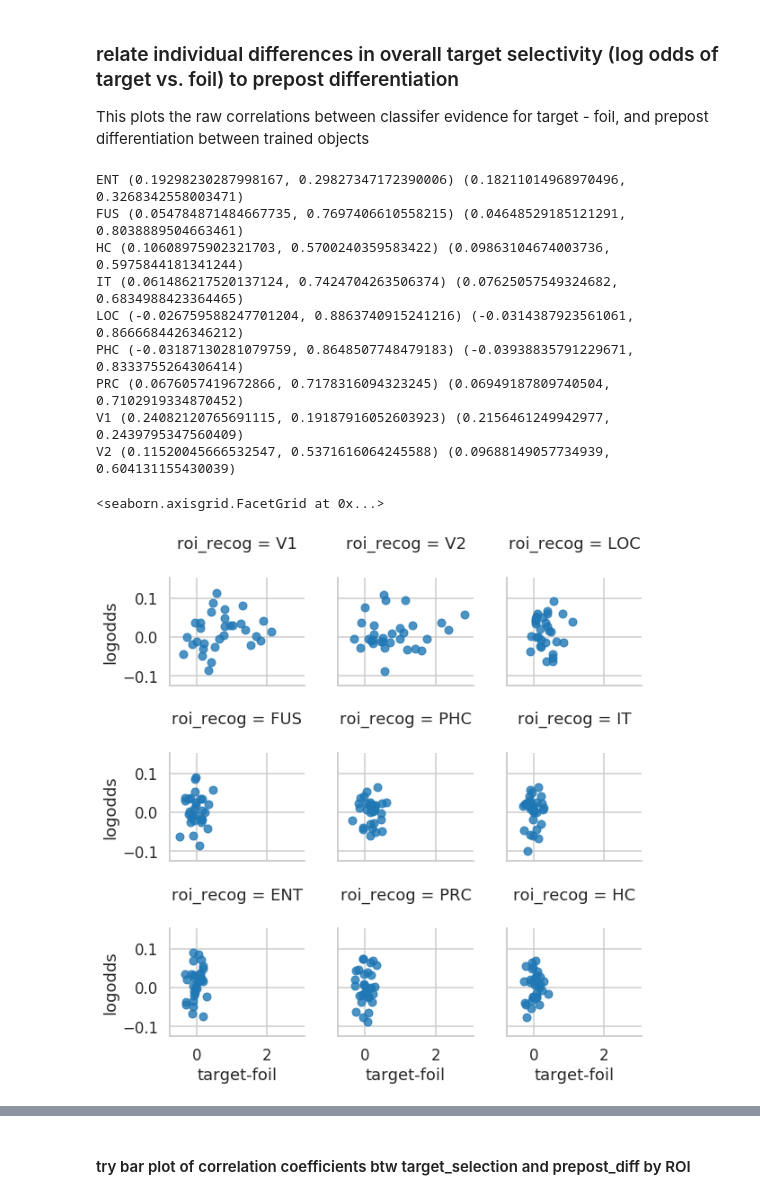
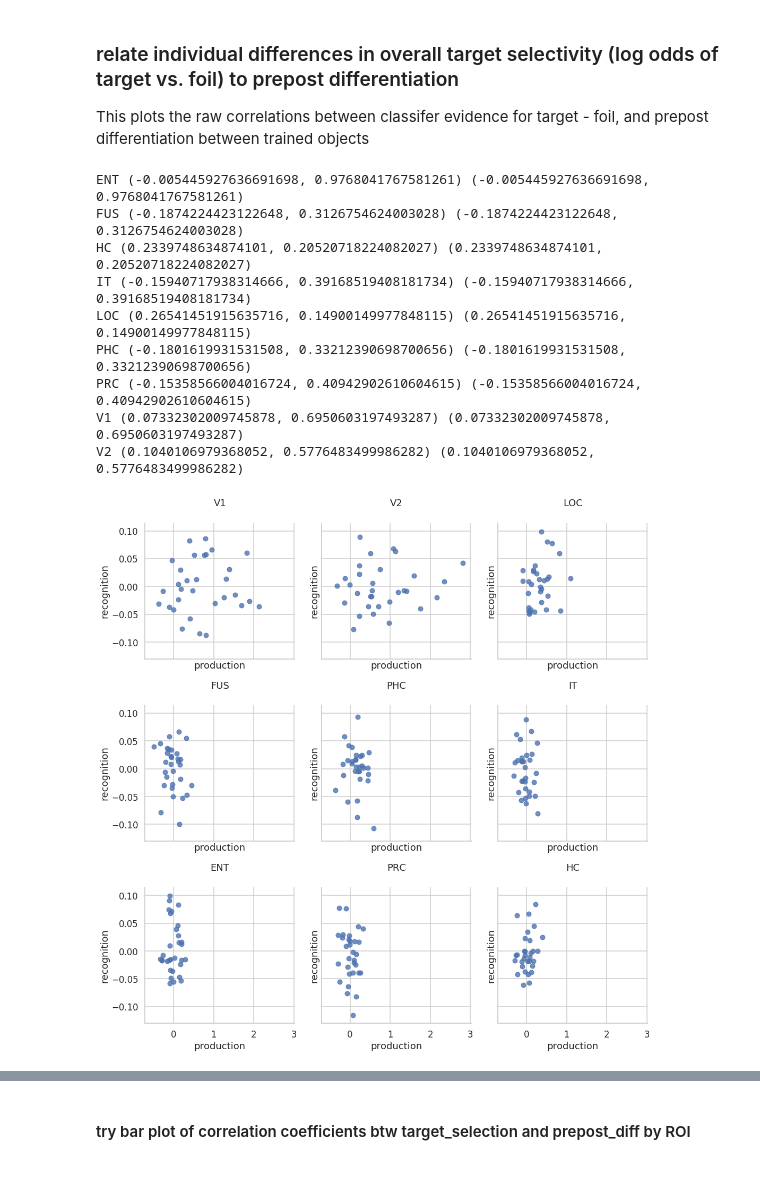
Before and after one commit to cogtoolslab/neurosketch, a Jupyter notebook: ipynb/golden/3_relate_drawing_training_and_recog_prepost.ipynb, the cells around one changed output, grey strips where cells are left out. Saved outputs shown, nothing was run; the diff lists cells and outputs as text; code cells hidden in the pictures.

```diff
--- a/ipynb/golden/3_relate_drawing_training_and_recog_prepost.ipynb
+++ b/ipynb/golden/3_relate_drawing_training_and_recog_prepost.ipynb
@@ -111,33 +74,43 @@ x2['target_foil_logodds_postpre'] = x2['target_logodds_postpre'] - x2['foil_logo
 # %%
+## load in version of prepost that has probs
+_prepost = pd.read_csv(os.path.join(results_dir,'object_classifier_prepost_rawprobs.csv'))
 ## define new dataframe which just has the goods
-x3 = x2[['roi_formatted_pre','subj_pre','target_rawprob_postpre','target_logodds_postpre']]
-x3.columns = ['roi','sub','logodds','rawdiff']
+_prepost = postprocess_prepost_rawprobs(_prepost)
+prepost = _prepost[['roi_formatted_pre','subj_pre','target_rawprob_postpre','target_logodds_postpre','target_logodds_postpre']]
+prepost.columns = ['roi','sub','logodds','rawdiff','targetpostpre']
 # %%
 ## join the prepost recognition and production phase dataframes
-prepost = x3.sort_values(['roi','sub'])
+prepost = prepost.sort_values(['roi','sub'])
 target_selection = target_selection.sort_values(['roi','sub']).reset_index(drop=True)
 joined = target_selection.join(prepost,rsuffix='_recog',lsuffix='_draw')
 # %%
 for name,group in joined.groupby('roi_recog'):
-    print name, stats.pearsonr(group['target-foil'],group['logodds']), stats.pearsonr(group['target-foil'],group['rawdiff'])
+    print name, stats.pearsonr(group['target-foil'],group['targetpostpre']), stats.pearsonr(group['target-foil'],group['rawdiff'])
 # %% [output]
-ENT (0.19298230287998167, 0.29827347172390006) (0.18211014968970496, 0.3268342558003471)
-FUS (0.054784871484667735, 0.7697406610558215) (0.04648529185121291, 0.8038889504663461)
-HC (0.10608975902321703, 0.5700240359583422) (0.09863104674003736, 0.5975844181341244)
-IT (0.061486217520137124, 0.7424704263506374) (0.07625057549324682, 0.6834988423364465)
-LOC (-0.026759588247701204, 0.8863740915241216) (-0.0314387923561061, 0.8666684426346212)
-PHC (-0.03187130281079759, 0.8648507748479183) (-0.03938835791229671, 0.8333755264306414)
-PRC (0.0676057419672866, 0.7178316094323245) (0.06949187809740504, 0.7102919334870452)
-V1 (0.24082120765691115, 0.19187916052603923) (0.2156461249942977, 0.2439795347560409)
-V2 (0.11520045666532547, 0.5371616064245588) (0.09688149057734939, 0.604131155430039)
+ENT (-0.005445927636691698, 0.9768041767581261) (-0.005445927636691698, 0.9768041767581261)
+FUS (-0.1874224423122648, 0.3126754624003028) (-0.1874224423122648, 0.3126754624003028)
+HC (0.2339748634874101, 0.20520718224082027) (0.2339748634874101, 0.20520718224082027)
+IT (-0.15940717938314666, 0.39168519408181734) (-0.15940717938314666, 0.39168519408181734)
+LOC (0.26541451915635716, 0.14900149977848115) (0.26541451915635716, 0.14900149977848115)
+PHC (-0.1801619931531508, 0.33212390698700656) (-0.1801619931531508, 0.33212390698700656)
+PRC (-0.15358566004016724, 0.40942902610604615) (-0.15358566004016724, 0.40942902610604615)
+V1 (0.07332302009745878, 0.6950603197493287) (0.07332302009745878, 0.6950603197493287)
+V2 (0.1040106979368052, 0.5776483499986282) (0.1040106979368052, 0.5776483499986282)
 # %%
 sns.set_context('talk')
+colors = sns.color_palette('deep',5)
 g = sns.FacetGrid(joined,
                   col='roi_recog',
                   col_order=roi_list_formatted,
                   aspect=1,
+                  height=5,
                   col_wrap=3)
-g.map(sns.regplot,'target-foil','logodds',fit_reg=False)
+g.map(sns.regplot,'target-foil','logodds',fit_reg=False,color=(colors[0]))
+
+axes = g.axes.flatten()
+for ind,ax in enumerate(axes):
+    ax.set_title(roi_list_formatted[ind])
+    ax.set_xlabel('production')
+    ax.set_ylabel('recognition')
 # %% [output]
-<seaborn.axisgrid.FacetGrid at 0x...>
-[figure, old version]
+[figure, new version]
```
Also changed, not shown: parts of 2 cells of this notebook, 4 other files.
